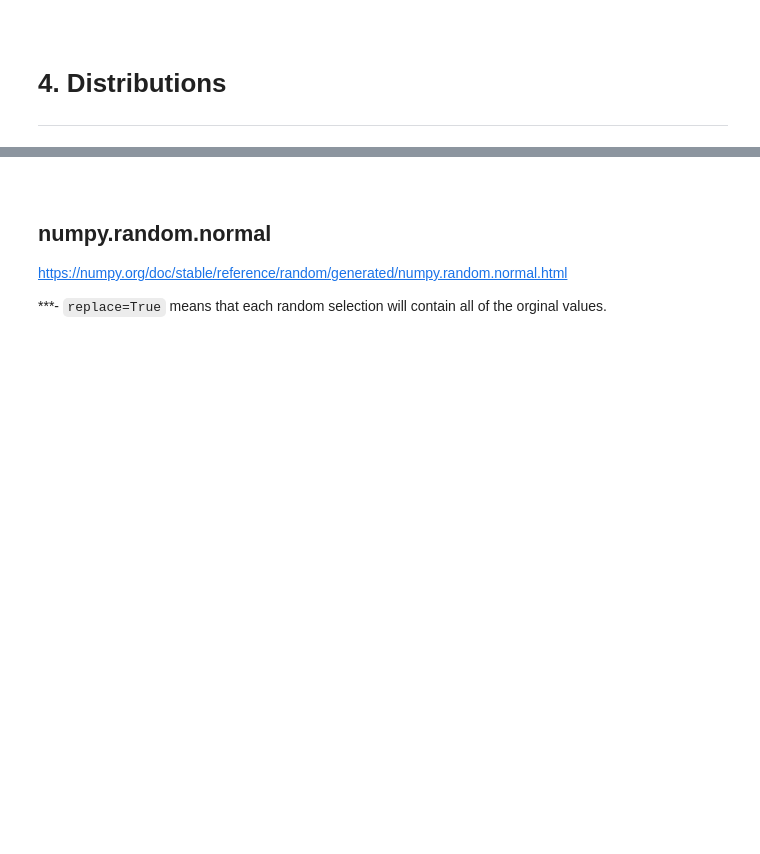
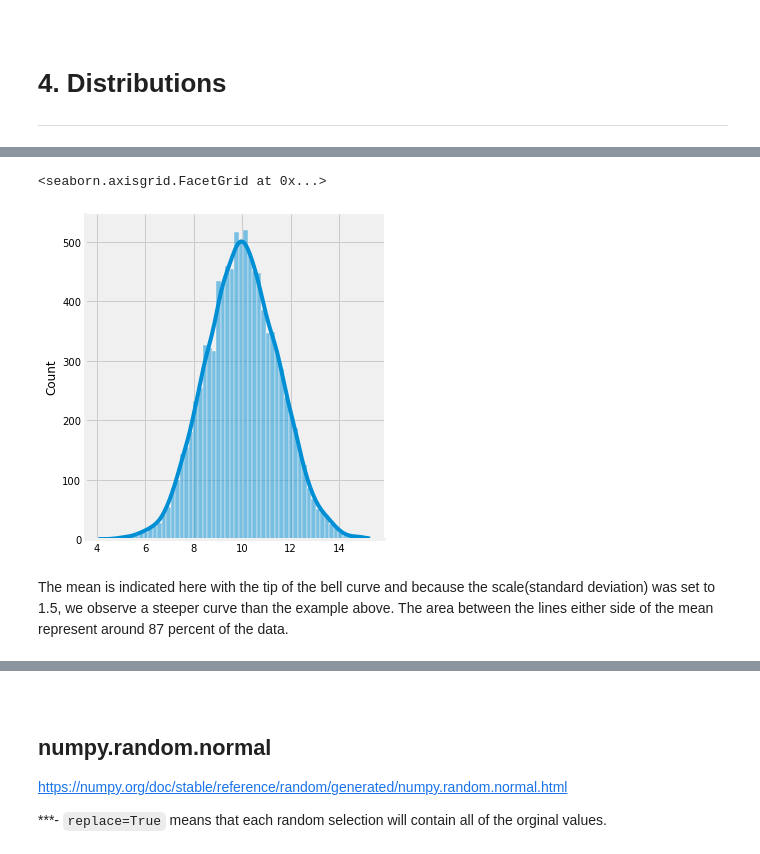
Before and after one commit to Izardo/Numpy-Random-Assignment, a Jupyter notebook: numpy-random.ipynb, the cells around one changed output, grey strips where cells are left out. Drawn from its saved outputs; the diff is of its cells as text; code cells hidden in the pictures; blank space fills up the shorter version.

```diff
--- a/numpy-random.ipynb
+++ b/numpy-random.ipynb
@@ -552,0 +614,3 @@ Both the shuffle and permutation functions deals with slices of a given axis as
+# %%
+# Produce 10000 values from within 1.5 standard deviation of 10.
+x = rng.normal(loc=10, scale=1.5, size=10000)
@@ -552,0 +626,8 @@ Both the shuffle and permutation functions deals with slices of a given axis as
+# %%
+# Plotting the data with normal distribution curve.
+sns.displot(x, kde=True)
+# %% [output]
+<seaborn.axisgrid.FacetGrid at 0x...>
+[figure, added]
+# %% [markdown]
+The mean is indicated here with the tip of the bell curve and because the scale(standard deviation) was set to 1.5, we observe a steeper curve than the example above. The area between the lines either side of the mean represent around 87 percent of the data.
```
Also changed, not shown: parts of 43 cells of this notebook, 2 other files.
